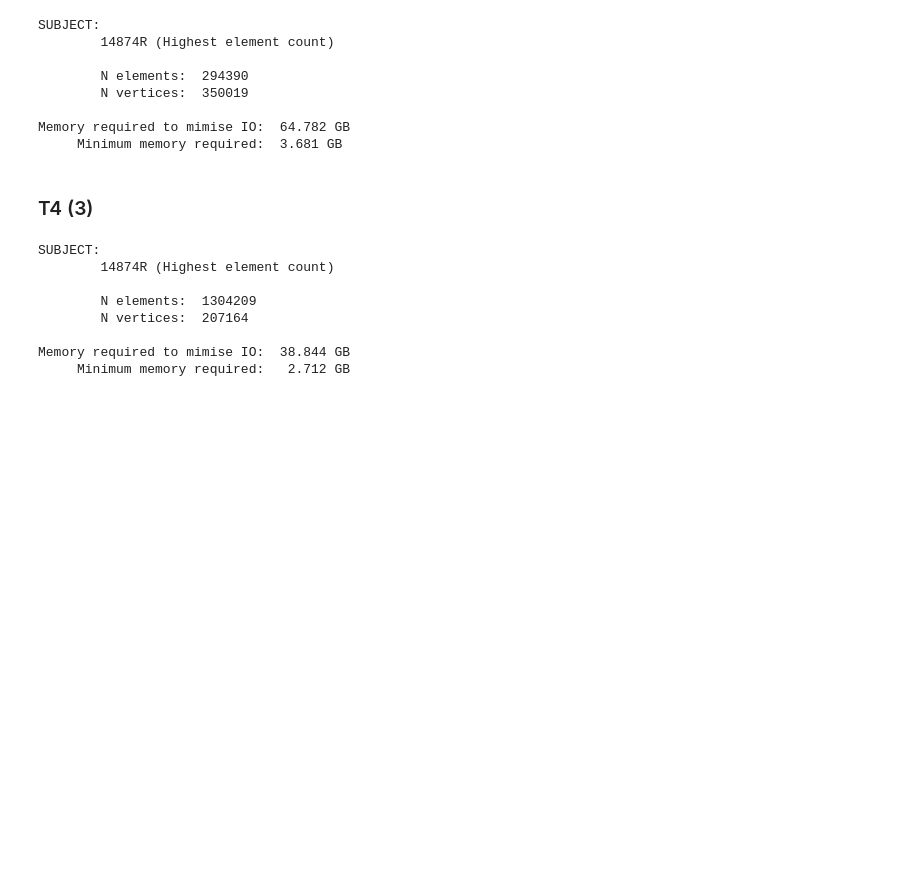
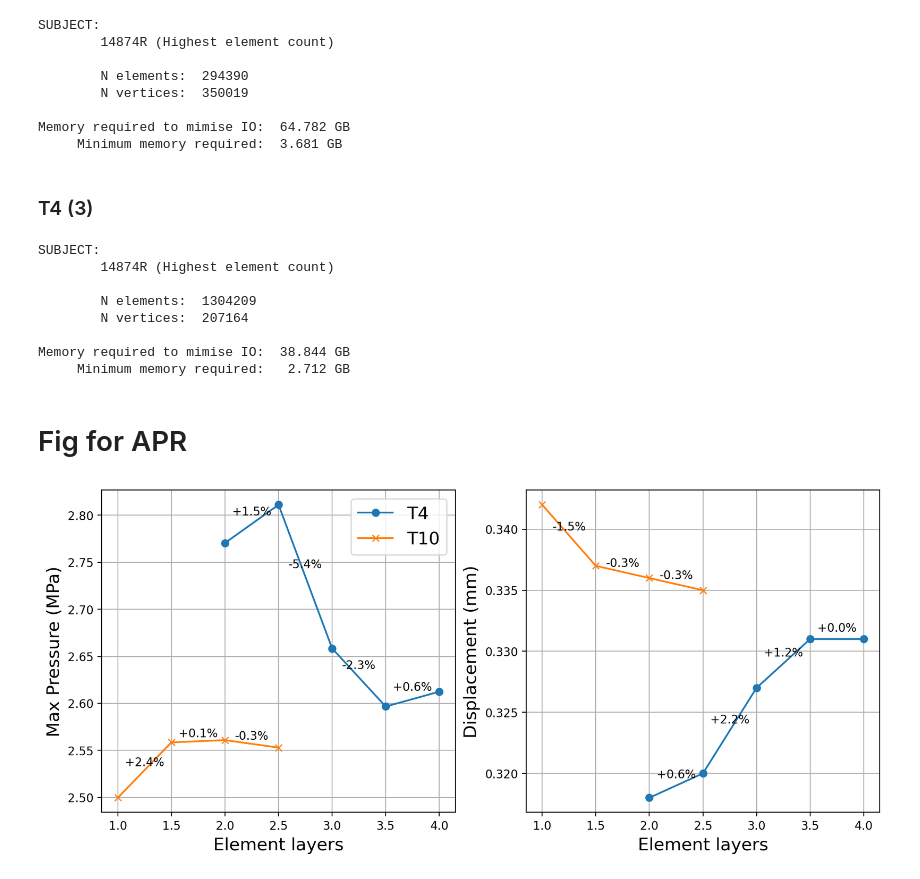
Before and after one commit to MattyOram/phd, a Jupyter notebook: WorkPackages/TMCJ-Contact/notebooks/feaAnalysis/meshInd/study1-50000R/study1-box.ipynb, the cells around one changed output. Saved outputs shown, nothing was run; the diff lists cells and outputs as text; code cells hidden in the pictures; blank space fills up the shorter version.

```diff
--- a/WorkPackages/TMCJ-Contact/notebooks/feaAnalysis/meshInd/study1-50000R/study1-box.ipynb
+++ b/WorkPackages/TMCJ-Contact/notebooks/feaAnalysis/meshInd/study1-50000R/study1-box.ipynb
@@ -329,3 +329,64 @@ SUBJECT:
 
 Memory required to mimise IO:  38.844 GB
      Minimum memory required:   2.712 GB
+# %% [markdown]
+# Fig for APR
+# %%
+import numpy as np
+import pandas as pd
+import matplotlib.pyplot as plt
+
+T0 = [1.0, 2.0, 2.5, 3.0, 3.5, 4.0]
+T1 = [1.0, 1.5, 2.0, 2.5]
+
+df0 = pd.DataFrame({x:y for x, y in data.items() if '0' in x})
+df1 = pd.DataFrame({x:y for x, y in data.items() if '1' in x})
+df0['T0'], df1['T1'] = T0, T1
+
+def annotate_pct_change(ax, x, y, color='black', dy_frac=0.03):
+    x = np.asarray(x, dtype=float)
+    y = np.asarray(y, dtype=float)
+
+    yspan = np.nanmax(y) - np.nanmin(y)
+    dy = dy_frac * yspan if yspan > 0 else dy_frac
+
+    for i in range(len(x) - 1):
+        if y[i] == 0:
+            continue
+        pct = 100 * (y[i+1] - y[i]) / y[i]
+        xm = 0.5 * (x[i] + x[i+1])
+        ym = 0.5 * (y[i] + y[i+1])
+        ax.text(xm, ym + dy, f'{pct:+.1f}%', color=color, fontsize=10,
+                ha='center', va='bottom')
+
+nrows, ncols = 1, 2
+fig, ax = plt.subplots(nrows, ncols, figsize=(6*ncols, 5*nrows), dpi=200)
+ax = ax.flatten()
+
+series = [
+    ('P0', 'P1', 'Max Pressure (MPa)'),
+    #('A0', 'A1', 'Contact Area (mm$^2$)'), # need CAREA not sum(CNAREA)
+    ('d0', 'd1', 'Displacement (mm)'),
+]
+
+for i, (k0, k1, ylabel) in enumerate(series):
+    y0 = np.array(data[k0]) / 3600 if 'runtime' in k0 else np.array(data[k0])
+    y1 = np.array(data[k1]) / 3600 if 'runtime' in k1 else np.array(data[k1])
+
+    ax[i].plot(T0[1:], y0[1:], marker='o', label='T4')
+    ax[i].plot(T1, y1, marker='x', label='T10')
+
+    annotate_pct_change(ax[i], T0[1:], y0[1:])
+    annotate_pct_change(ax[i], T1, y1)
+
+    ax[i].set_ylabel(ylabel, fontsize=15)
+    ax[i].set_xlabel('Element layers', fontsize=15)
+    ax[i].set_xticks([1.0, 1.5, 2.0, 2.5, 3.0, 3.5, 4.0])
+    ax[i].grid()
+
+ax[0].legend(fontsize=15)
+#plt.tight_layout()
+#fig.suptitle('Mesh independence (50N RF)', fontsize=20, y=0.92)
+plt.show()
+# %% [output]
+[figure, added]
```
